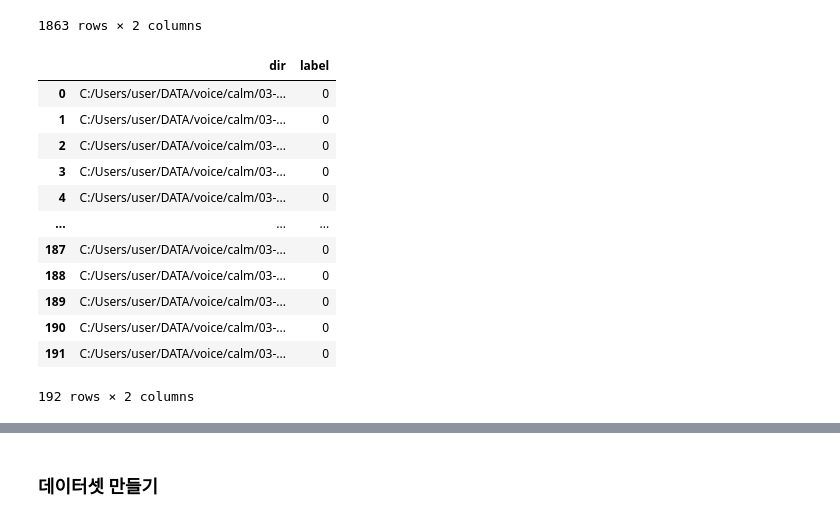
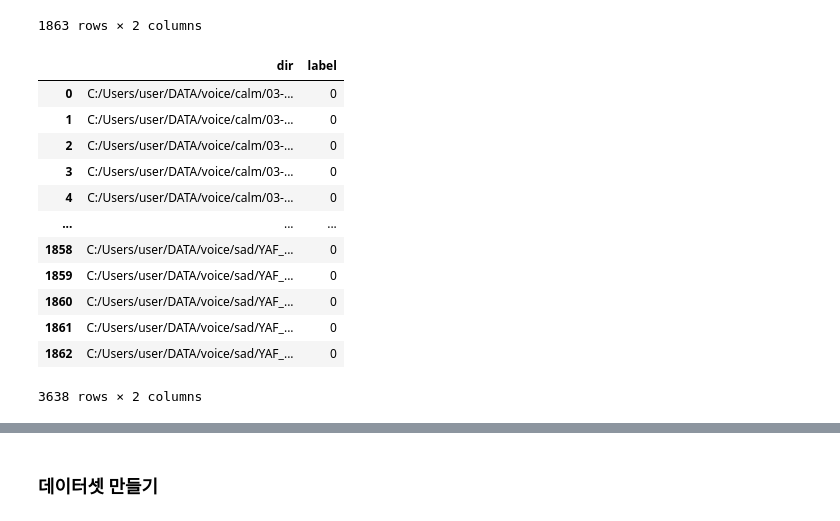
Before and after one commit to SUABBANG/angry_level_classification, a Jupyter notebook: angry_level_model/angry_level_main/audio_dataset.ipynb, the cells around one changed output, grey strips where cells are left out. Drawn from its saved outputs; the diff is of its cells as text; code cells hidden in the pictures.

```diff
--- a/angry_level_model/angry_level_main/audio_dataset.ipynb
+++ b/angry_level_model/angry_level_main/audio_dataset.ipynb
@@ -80,22 +80,38 @@ sad_files = list_files_in_directory('C:/Users/user/DATA/voice/sad')
 # %%
 # 데이터프레임을 생성합니다.
 calm_data = pd.DataFrame({
     'dir': calm_files,
     'label': 0  # 'label' 칼럼을 1로 설정합니다.
 })
 # 데이터프레임 출력
-calm_data
+
+# 데이터프레임을 생성합니다.
+neutral_data = pd.DataFrame({
+    'dir': neutral_files,
+    'label': 0  # 'label' 칼럼을 1로 설정합니다.
+})
+# 데이터프레임 출력
+
+# 데이터프레임을 생성합니다.
+sad_data = pd.DataFrame({
+    'dir': sad_files,
+    'label': 0  # 'label' 칼럼을 1로 설정합니다.
+})
+# 데이터프레임 출력
+
+label_0_df = pd.concat([calm_data,neutral_data,sad_data])
+label_0_df
 # %% [output]
 |  | dir | label |
 | 0 | C:/Users/user/DATA/voice/calm/03-... | 0 |
 | 1 | C:/Users/user/DATA/voice/calm/03-... | 0 |
 | 2 | C:/Users/user/DATA/voice/calm/03-... | 0 |
 | 3 | C:/Users/user/DATA/voice/calm/03-... | 0 |
 | 4 | C:/Users/user/DATA/voice/calm/03-... | 0 |
 | ... | ... | ... |
-| 187 | C:/Users/user/DATA/voice/calm/03-... | 0 |
-| 188 | C:/Users/user/DATA/voice/calm/03-... | 0 |
-| 189 | C:/Users/user/DATA/voice/calm/03-... | 0 |
-| 190 | C:/Users/user/DATA/voice/calm/03-... | 0 |
-| 191 | C:/Users/user/DATA/voice/calm/03-... | 0 |
+| 1858 | C:/Users/user/DATA/voice/sad/YAF_... | 0 |
+| 1859 | C:/Users/user/DATA/voice/sad/YAF_... | 0 |
+| 1860 | C:/Users/user/DATA/voice/sad/YAF_... | 0 |
+| 1861 | C:/Users/user/DATA/voice/sad/YAF_... | 0 |
+| 1862 | C:/Users/user/DATA/voice/sad/YAF_... | 0 |
-192 rows × 2 columns
+3638 rows × 2 columns
```
Also changed, not shown: parts of 34 cells of this notebook, 8 other files.
